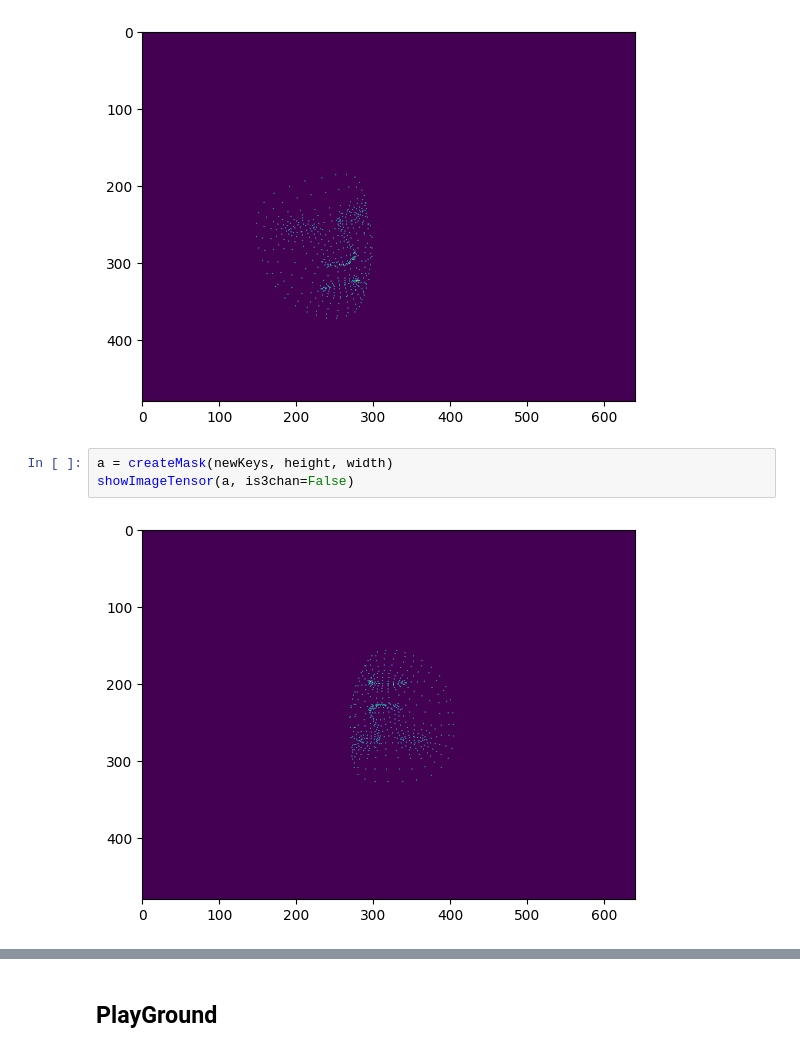
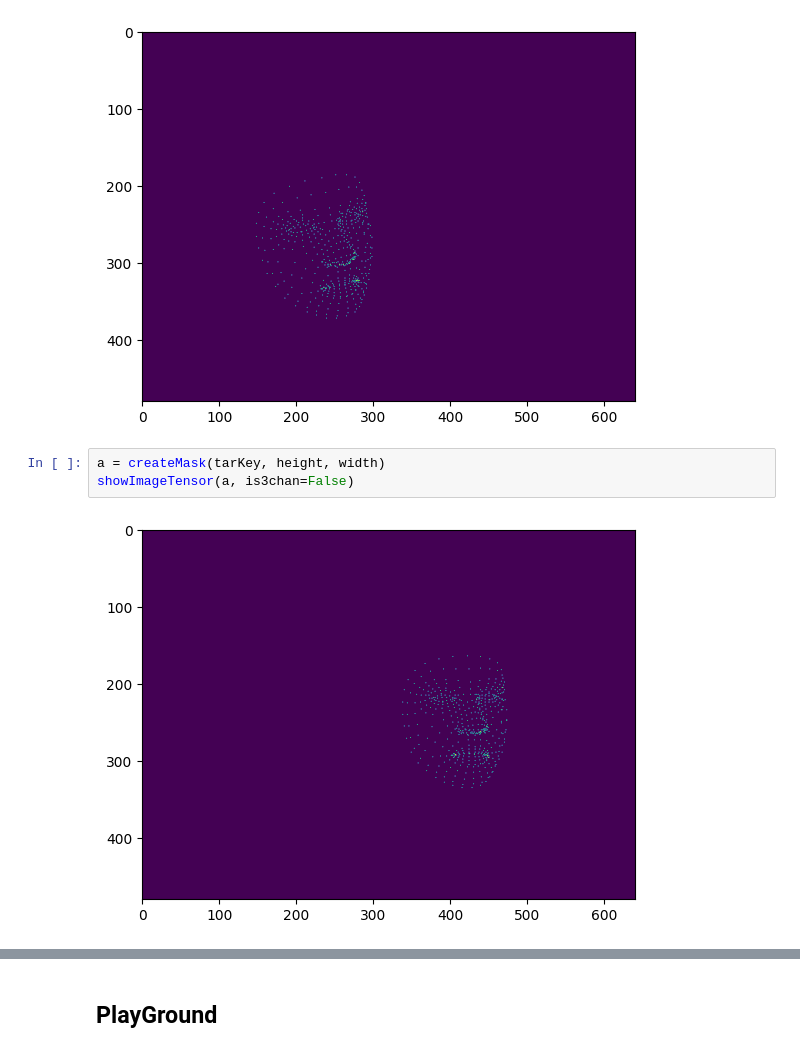
Before and after one commit to aminfadaei116/view-net, a Jupyter notebook: ViewNet notbook.ipynb, the cells around one changed output, grey strips where cells are left out. Cells and saved outputs as stored; diff of their text form.

```diff
--- a/ViewNet notbook.ipynb
+++ b/ViewNet notbook.ipynb
@@ -37,7 +40,7 @@ showImageTensor(a, is3chan=False)
 # %% [output]
 [figure]
 # %%
-a = createMask(newKeys, height, width)
+a = createMask(tarKey, height, width)
 showImageTensor(a, is3chan=False)
 # %% [output]
-[figure, old version]
+[figure, new version]
```
Also changed, not shown: parts of 6 cells of this notebook, 1 other file.
